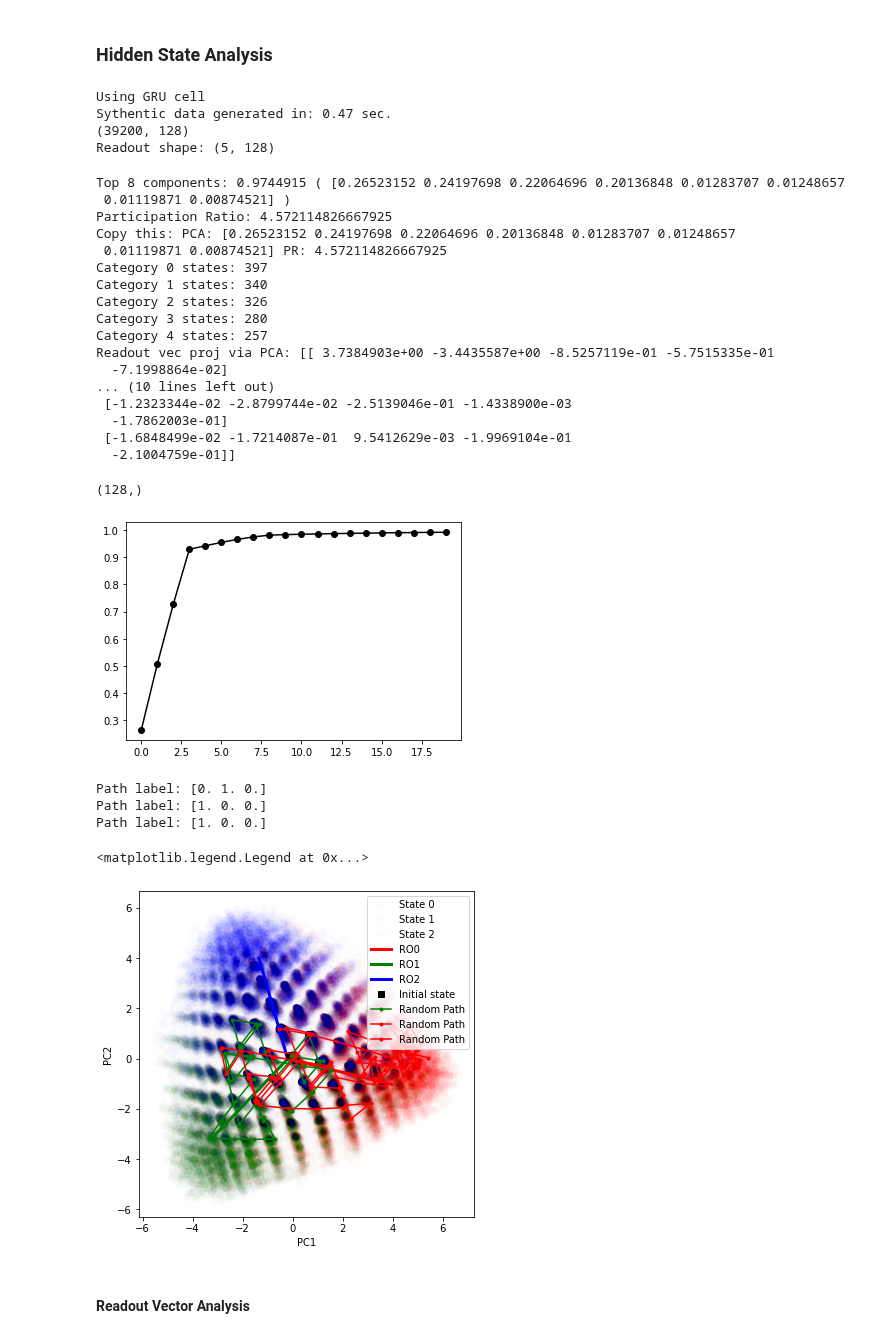
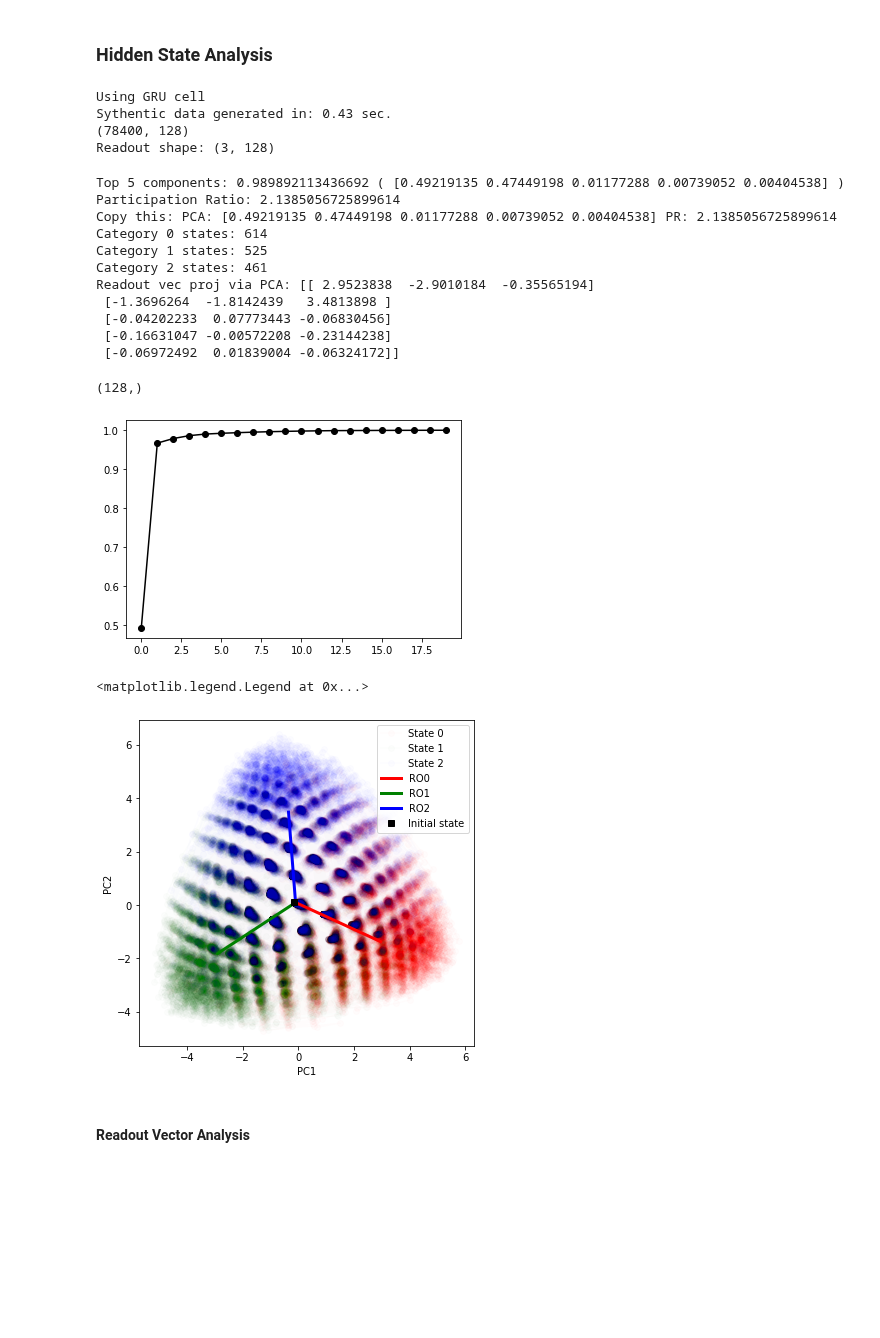
Before and after one commit to kaitken17/colab_based_projects, a Jupyter notebook: sythetic_analysis_multiclass.ipynb, the cells around one changed output. Drawn from its saved outputs; the diff is of its cells as text; code cells hidden in the pictures; blank space fills up the shorter version.

```diff
--- a/sythetic_analysis_multiclass.ipynb
+++ b/sythetic_analysis_multiclass.ipynb
@@ -936,10 +936,10 @@ toy_params = {
   'loss_type': 'XE',
   'context_words' : False,
   'unordered_class': True, # Use an unordered class set
-  'n_unordered': 5,
+  'n_unordered': 3,
   'variable_length': False, # Takes max phrase length as phrase length
   'min_phrase_len': 10,
-  'words': ['the', 'kinda0', 'kinda1', 'kinda2', 'kinda3', 'kinda4'],
+  'words': ['the', 'kinda0', 'kinda1', 'kinda2'],
   # 'corr_vals': {'01': 0.1,'12': 0.1,'23': 0.1, '30': 0.1},
 }
 
@@ -974,7 +974,7 @@ rnn_specs = {
 
 train_params = {
   'max_grad_norm': 10.0,      # max gradient norm before clipping, clip to this value.
-  'l2reg': 2e-4,           # amount of L2 regularization on the weights
+  'l2reg': 5e-4,           # amount of L2 regularization on the weights
 
   'init_lr': 0.1,                     # initial learning rate
   'decay_factor': 0.9997,             # decay the learning rate this much
@@ -1006,7 +1006,7 @@ new_network = True
 load_network = False
 save_data = True
 
-path = '/content/drive/My Drive/ml_research/fixedpoints_nlp/data/gru_5classrgb_minimal_noRO_l2is2e-4_2.pickle'
+path = '/content/drive/My Drive/ml_research/fixedpoints_nlp/data/gru_3classrgb_minimal_noRO_l2is5e-4.pickle'
 save_data = override_data(path, save_data)
 
 if new_network:
@@ -1082,7 +1069,7 @@ File already exists at: /content/drive/My Drive/ml_research/fixedpoints_nlp/data
 KeyboardInterrupt: ignored
 # %%
 # Loads network
-path = '/content/drive/My Drive/ml_research/fixedpoints_nlp/data/gru_6classrgb_minimal_noRO_l2is2e-4_2.pickle'
+path = '/content/drive/My Drive/ml_research/fixedpoints_nlp/data/gru_3classrgb_minimal_noRO_l2is5e-4.pickle'
 
 with open(path, 'rb') as load_file:
     params_loaded = pickle.load(load_file)
@@ -1258,7 +1244,7 @@ n_trials = 1600
 syn_data_test = generate_data(n_trials, toy_params, rnn_specs['output_size'])
 
 hs = rnn_states(syn_data_test, rnn_params)
-pts = np.vstack(hs)[::2] # Gets every other state to eliminate states that are too close
+pts = np.vstack(hs) #[::2] # Gets every other state to eliminate states that are too close
 print(pts.shape)
 
 if rnn_specs['ro_bias']:
@@ -1269,11 +1255,11 @@ readout = wO.T
 print('Readout shape:', readout.shape)
 # %% [output]
 Using GRU cell
-Sythentic data generated in: 0.47 sec.
-(39200, 128)
-Readout shape: (5, 128)
+Sythentic data generated in: 0.43 sec.
+(78400, 128)
+Readout shape: (3, 128)
 # %%
-pc_dims = 8
+pc_dims = 5
 
 # Finds percentage of variance explained by top pc_dims of PCA
 pca_full = PCA(n_components=rnn_specs['hidden_size'])
@@ -1303,25 +1289,19 @@ print('Readout vec proj via PCA:', pca.transform(readout).T)
 h0 = cell.get_initial_state(rnn_params)
 h0.shape
 # %% [output]
-Top 8 components: 0.9744915 ( [0.26523152 0.24197698 0.22064696 0.20136848 0.01283707 0.01248657
- 0.01119871 0.00874521] )
-Participation Ratio: 4.572114826667925
-Copy this: PCA: [0.26523152 0.24197698 0.22064696 0.20136848 0.01283707 0.01248657
- 0.01119871 0.00874521] PR: 4.572114826667925
-Category 0 states: 397
-Category 1 states: 340
-Category 2 states: 326
-Category 3 states: 280
-Category 4 states: 257
-Readout vec proj via PCA: [[ 3.7384903e+00 -3.4435587e+00 -8.5257119e-01 -5.7515335e-01
-  -7.1998864e-02]
-... (10 lines left out)
- [-1.2323344e-02 -2.8799744e-02 -2.5139046e-01 -1.4338900e-03
-  -1.7862003e-01]
- [-1.6848499e-02 -1.7214087e-01  9.5412629e-03 -1.9969104e-01
-  -2.1004759e-01]]
+Top 5 components: 0.989892113436692 ( [0.49219135 0.47449198 0.01177288 0.00739052 0.00404538] )
+Participation Ratio: 2.1385056725899614
+Copy this: PCA: [0.49219135 0.47449198 0.01177288 0.00739052 0.00404538] PR: 2.1385056725899614
+Category 0 states: 614
+Category 1 states: 525
+Category 2 states: 461
+Readout vec proj via PCA: [[ 2.9523838  -2.9010184  -0.35565194]
+ [-1.3696264  -1.8142439   3.4813898 ]
+ [-0.04202233  0.07773443 -0.06830456]
+ [-0.16631047 -0.00572208 -0.23144238]
+ [-0.06972492  0.01839004 -0.06324172]]
 (128,)
-[figure, old version]
+[figure, new version]
 # %%
 # Here, we visualize the hidden states of the RNN, projected into a
 # low-dimensional 2D state space.
@@ -1332,43 +1312,40 @@ pc1 = 0
 pc2 = 1
 
 # state_labels = ['Positive examples', 'Negative examples']
 state_labels = ['State {}'.format(i) for i in range(len(toy_params['sentiments']))]
 state_colors = ['r', 'g', 'b', 'y', 'orange', 'm']
 for i in range(len(toy_params['sentiments'])):
   if len(states[i]) > 0:
     pca_states = pca.transform(np.vstack(states[i])).T
     plt.plot(pca_states[pc1], pca_states[pc2], c = state_colors[i], marker='o', alpha=0.01, label=state_labels[i])
 
 # Plots readout direction
 pca_ro = pca.transform(readout)
 pca_zero = pca.transform(np.atleast_2d(np.zeros((128,)))).T
 for i in range(len(readout)):
   # ro_dir = pca.transform(readout[i]).T #np.matmul(comp, readout[i])
   x_ro = [pca_zero[pc1], pca_ro[i][pc1]]
   y_ro = [pca_zero[pc2], pca_ro[i][pc2]]
   plt.plot(x_ro, y_ro, state_colors[i], linewidth = 3, label='RO'+str(i))
 
 pca_h0 = pca.transform(np.atleast_2d(h0)).T
 plt.plot(pca_h0[pc1], pca_h0[pc2], 'ks', label='Initial state')
 
-path_idxs = [52, 454, 252]
-for path_idx in path_idxs:
-  path_pca = pca.transform(hs[path_idx]).T #np.matmul(comp, hs[path_idx].T)
-  plt.plot(path_pca[pc1], path_pca[pc2], state_colors[np.argmax(syn_data_test['labels'][path_idx][27])], marker='.', label='Random Path')
-  print('Path label:', syn_data_test['labels'][path_idx][27])
+# path_idxs = [52, 454, 252]
+# for path_idx in path_idxs:
+#   path_pca = pca.transform(hs[path_idx]).T #np.matmul(comp, hs[path_idx].T)
+#   plt.plot(path_pca[pc1], path_pca[pc2], state_colors[np.argmax(syn_data_test['labels'][path_idx][27])], marker='.', label='Random Path')
+#   print('Path label:', syn_data_test['labels'][path_idx][27])
 
 plt.xlabel('PC'+str(pc1+1))
 plt.ylabel('PC'+str(pc2+1))
 # plt.xlim(-5, 5)
 # plt.ylim(-5, 5)
 
 plt.legend()
 # %% [output]
-Path label: [0. 1. 0.]
-Path label: [1. 0. 0.]
-Path label: [1. 0. 0.]
+<matplotlib.legend.Legend at 0x...>
-<matplotlib.legend.Legend at 0x...>
-[figure, old version]
+[figure, new version]
 # %% [markdown]
 #### Readout Vector Analysis
 # %%
```
Also changed, not shown: parts of 10 cells of this notebook.
